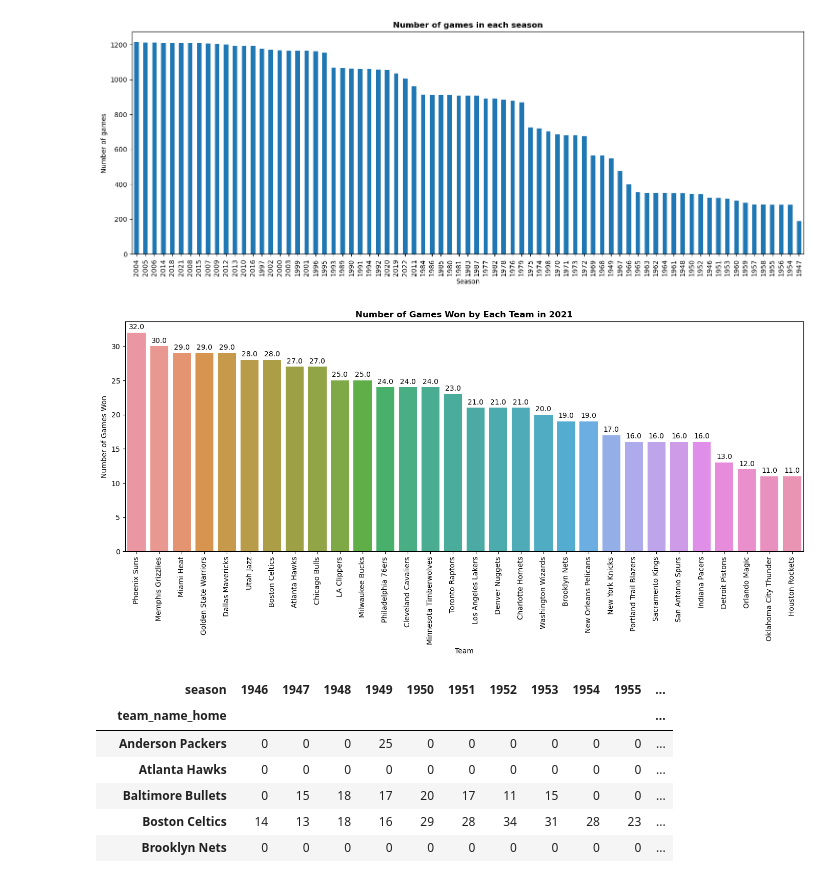
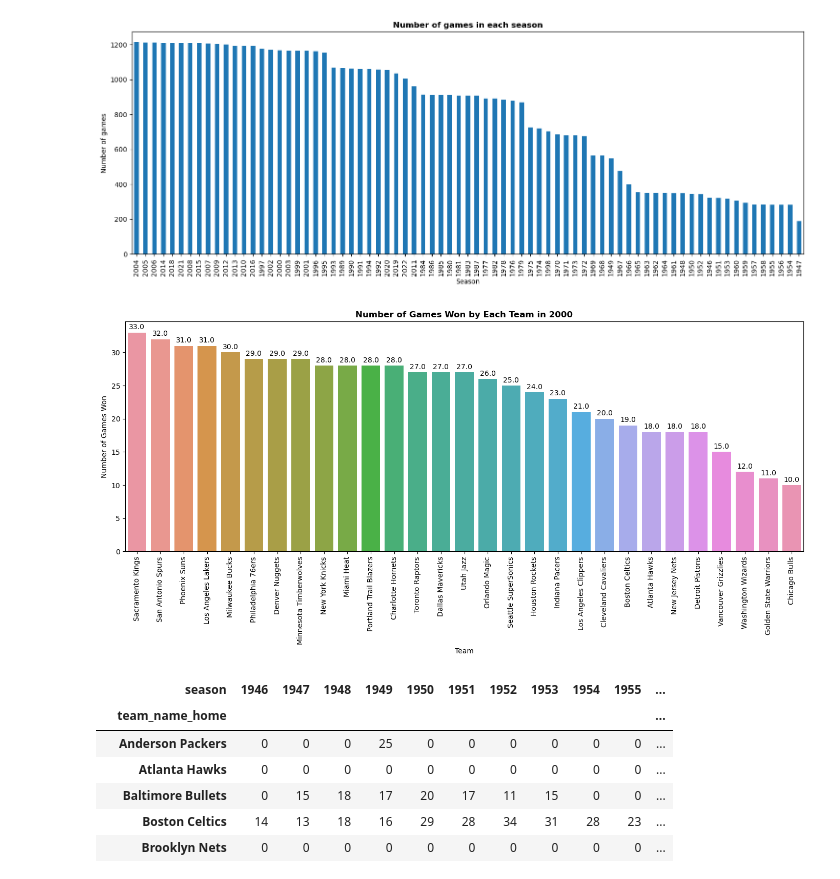
Before and after one commit to mdrhmn48/nba_data_analysis, a Jupyter notebook: nba_pandas.ipynb, the cells around one changed output. Drawn from its saved outputs; the diff is of its cells as text; code cells hidden in the pictures.

```diff
--- a/nba_pandas.ipynb
+++ b/nba_pandas.ipynb
@@ -391,27 +418,27 @@ plt.xlabel("Season");
 # %%
 
 
 grp = final_game_table.groupby(["season", "team_name_home", "wl_home"])["season_id"].count().reset_index()
 grp1 = pd.pivot_table(grp, index=['season', "team_name_home"], columns='wl_home', values='season_id').reset_index()
 grp1.columns.name = None
 
 def plot_bar(grp=grp1, season=1946):
     plt.figure(figsize=(14, 7))
     grp_season = grp[grp["season"] == season]
     grp_season = grp_season.sort_values(by="W", ascending=False)
     sns.barplot(x=grp_season["team_name_home"], y=grp_season["W"])
     plt.title(f"Number of Games Won by Each Team in {season}", weight="bold")
     plt.ylabel("Number of Games Won")
     plt.xlabel("Team")
     plt.xticks(rotation=90)
     plt.tight_layout()  # Adjusts spacing for better visualization
     for i, v in enumerate(grp_season["W"]):
         plt.text(i, v + 0.5, str(v), color="black", ha="center")
     plt.show()
 
-plot_bar(grp=grp1, season=2021)
+plot_bar(grp=grp1, season=2000)
 # %% [output]
-[figure, old version]
+[figure, new version]
 # %%
 win  = final_game_table[(final_game_table["wl_home"]=="W") & (final_game_table["season"]>1945) & (final_game_table["season"]<=2022)]
 # away
```
Also changed, not shown: parts of 5 cells of this notebook.
